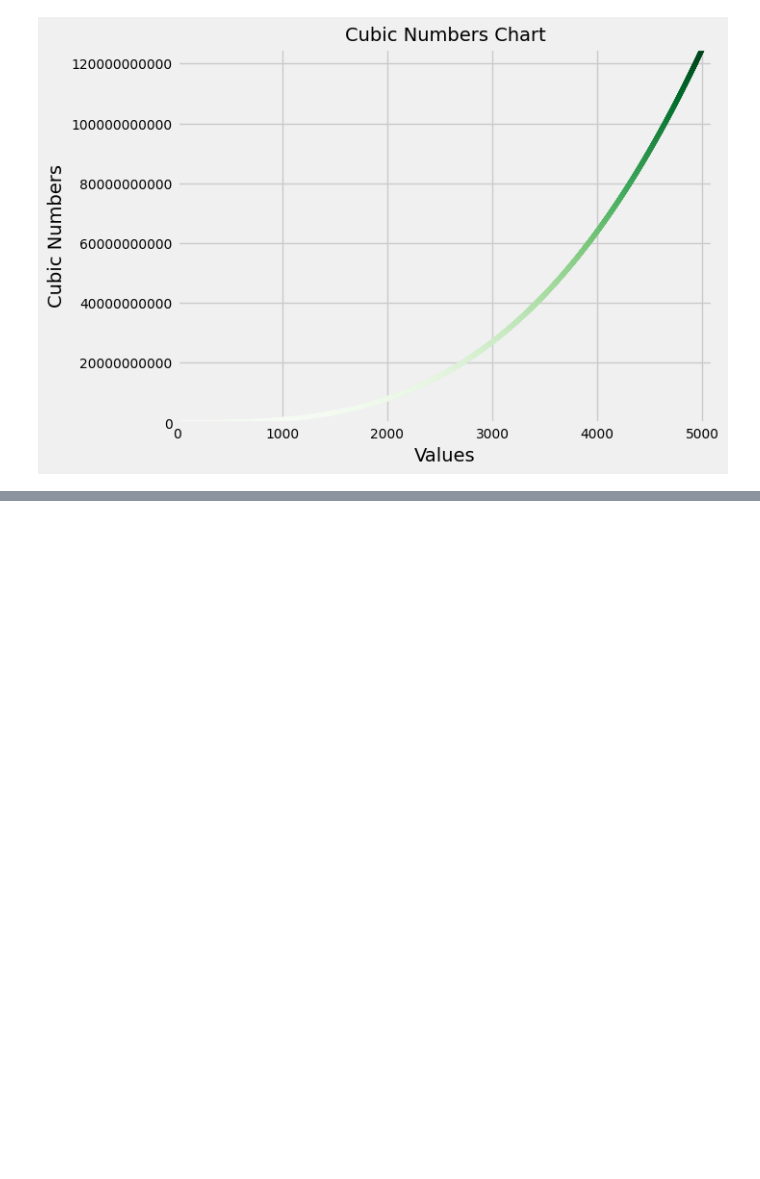
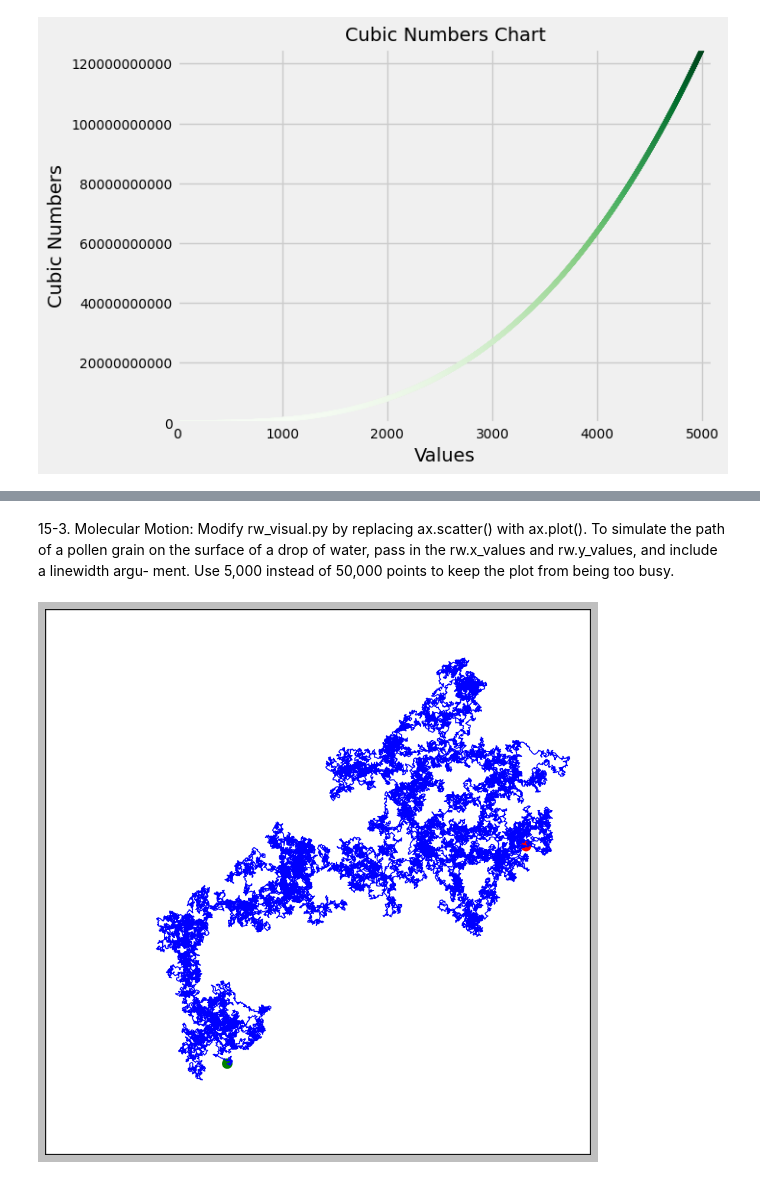
Before and after one commit to Alechen510/Project-2---Data-Analysis-with-Python, a Jupyter notebook: Python Data Project Workbook .ipynb, the cells around one changed output, grey strips where cells are left out. Saved outputs shown, nothing was run; the diff lists cells and outputs as text; code cells hidden in the pictures; blank space fills up the shorter version.

```diff
--- a/Python Data Project Workbook .ipynb
+++ b/Python Data Project Workbook .ipynb
@@ -284,0 +411,36 @@ plt.show()
+# %% [markdown]
+15-3. Molecular Motion: Modify rw_visual.py by replacing ax.scatter() with
+ax.plot(). To simulate the path of a pollen grain on the surface of a drop of
+water, pass in the rw.x_values and rw.y_values, and include a linewidth argu-
+ment. Use 5,000 instead of 50,000 points to keep the plot from being too busy.
+# %%
+import matplotlib.pyplot as plt
+
+while True:
+    rw =Randomwalk(50_000)
+    rw.fill_walk()
+
+    #Plot the points in the walk.
+    plt.style.use('classic')
+    fig,ax = plt.subplots(figsize = (10,9), dpi=128)
+    point_numbers = range(rw.num_points)
+    ax.plot(rw.x_values,rw.y_values,linewidth= 1)
+    ax.set_aspect('equal')
+
+
+    # Emphasize the first and last points.
+    ax.scatter(0,0, c='green', edgecolors = 'none', s= 100)
+    ax.scatter(rw.x_values[-1],rw.y_values[-1],c= 'red', edgecolors = 'none', s=100)
+
+    # Remove the axes.
+    ax.get_xaxis().set_visible(False)
+    ax.get_yaxis().set_visible(False)
+
+
+    plt.show()
+
+    keep_running = input("New graph? (y/n): ")
+    if keep_running == 'n':
+        break
+# %% [output]
+[figure, added]
```
Also changed, not shown: parts of 40 cells of this notebook.
